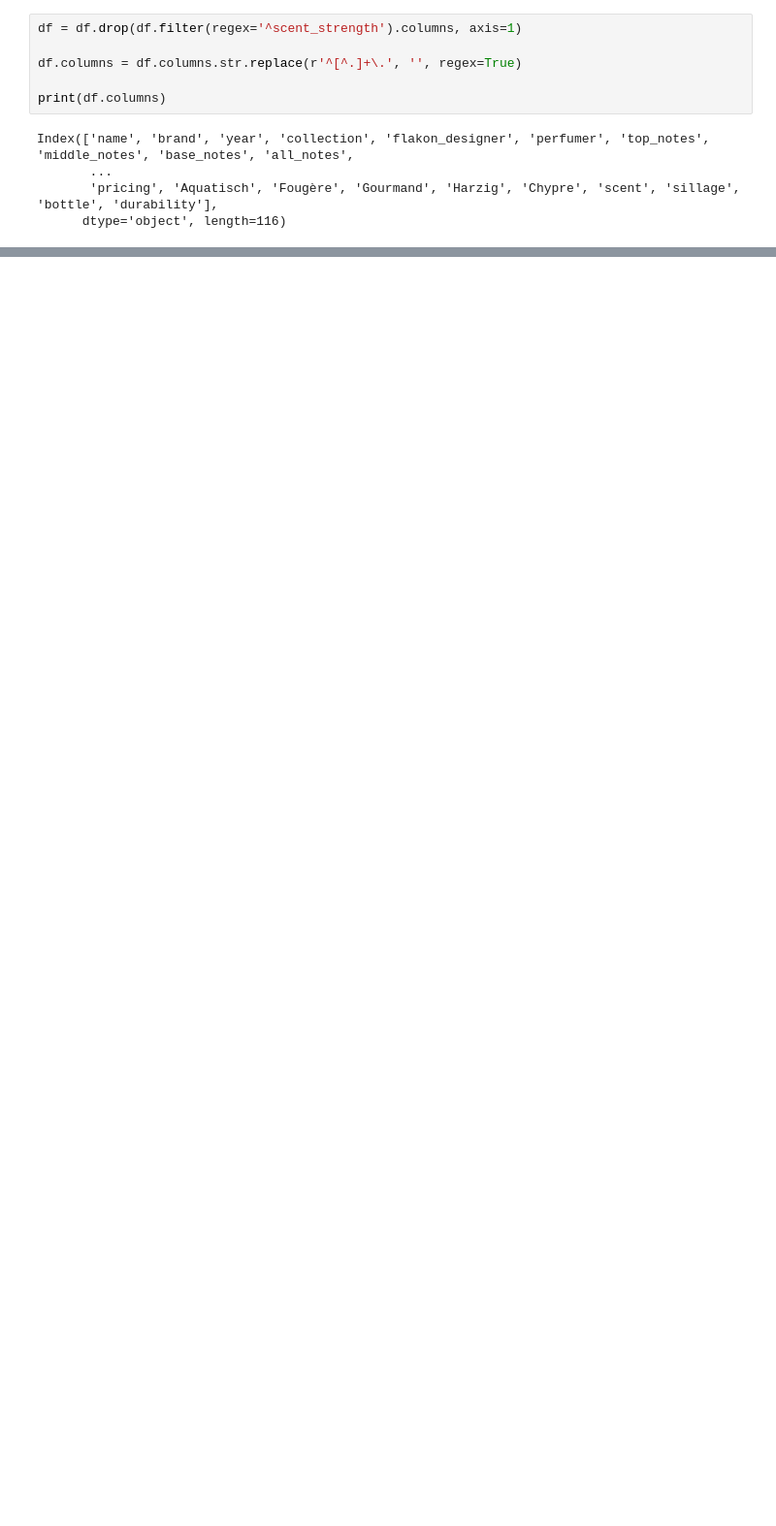
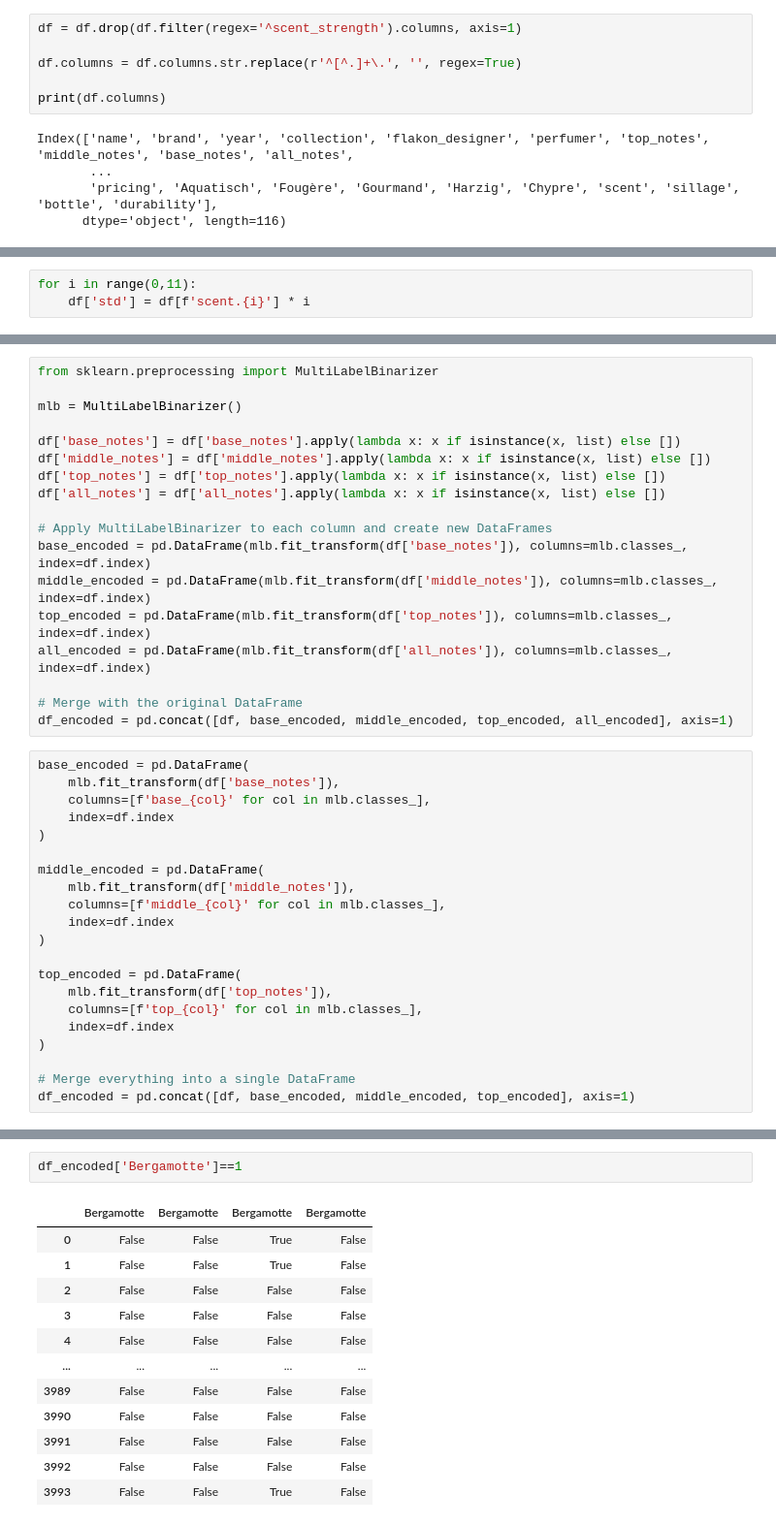
Before and after one commit to hamza1av/Parfumo, a Jupyter notebook: notebook.ipynb, the cells around one changed output, grey strips where cells are left out. Shown at 97% size. Saved outputs shown, nothing was run; the diff lists cells and outputs as text; blank space fills up the shorter version.

```diff
--- a/notebook.ipynb
+++ b/notebook.ipynb
@@ -67,0 +88,3 @@ print(result)
+# %%
+for i in range(0,11):
+    df['std'] = df[f'scent.{i}'] * i
@@ -67,0 +104,39 @@ print(result)
+# %%
+from sklearn.preprocessing import MultiLabelBinarizer
+
+mlb = MultiLabelBinarizer()
+
+df['base_notes'] = df['base_notes'].apply(lambda x: x if isinstance(x, list) else [])
+df['middle_notes'] = df['middle_notes'].apply(lambda x: x if isinstance(x, list) else [])
+df['top_notes'] = df['top_notes'].apply(lambda x: x if isinstance(x, list) else [])
+df['all_notes'] = df['all_notes'].apply(lambda x: x if isinstance(x, list) else [])
+
+# Apply MultiLabelBinarizer to each column and create new DataFrames
+base_encoded = pd.DataFrame(mlb.fit_transform(df['base_notes']), columns=mlb.classes_, index=df.index)
+middle_encoded = pd.DataFrame(mlb.fit_transform(df['middle_notes']), columns=mlb.classes_, index=df.index)
+top_encoded = pd.DataFrame(mlb.fit_transform(df['top_notes']), columns=mlb.classes_, index=df.index)
+all_encoded = pd.DataFrame(mlb.fit_transform(df['all_notes']), columns=mlb.classes_, index=df.index)
+
+# Merge with the original DataFrame
+df_encoded = pd.concat([df, base_encoded, middle_encoded, top_encoded, all_encoded], axis=1)
+# %%
+base_encoded = pd.DataFrame(
+    mlb.fit_transform(df['base_notes']),
+    columns=[f'base_{col}' for col in mlb.classes_],
+    index=df.index
+)
+
+middle_encoded = pd.DataFrame(
+    mlb.fit_transform(df['middle_notes']),
+    columns=[f'middle_{col}' for col in mlb.classes_],
+    index=df.index
+)
+
+top_encoded = pd.DataFrame(
+    mlb.fit_transform(df['top_notes']),
+    columns=[f'top_{col}' for col in mlb.classes_],
+    index=df.index
+)
+
+# Merge everything into a single DataFrame
+df_encoded = pd.concat([df, base_encoded, middle_encoded, top_encoded], axis=1)
@@ -67,0 +145,15 @@ print(result)
+# %%
+df_encoded['Bergamotte']==1
+# %% [output]
+|  | Bergamotte | Bergamotte | Bergamotte | Bergamotte |
+| 0 | False | False | True | False |
+| 1 | False | False | True | False |
+| 2 | False | False | False | False |
+| 3 | False | False | False | False |
+| 4 | False | False | False | False |
+| ... | ... | ... | ... | ... |
+| 3989 | False | False | False | False |
+| 3990 | False | False | False | False |
+| 3991 | False | False | False | False |
+| 3992 | False | False | False | False |
+| 3993 | False | False | True | False |
```
Also changed, not shown: parts of 15 cells of this notebook, 10 other files.
